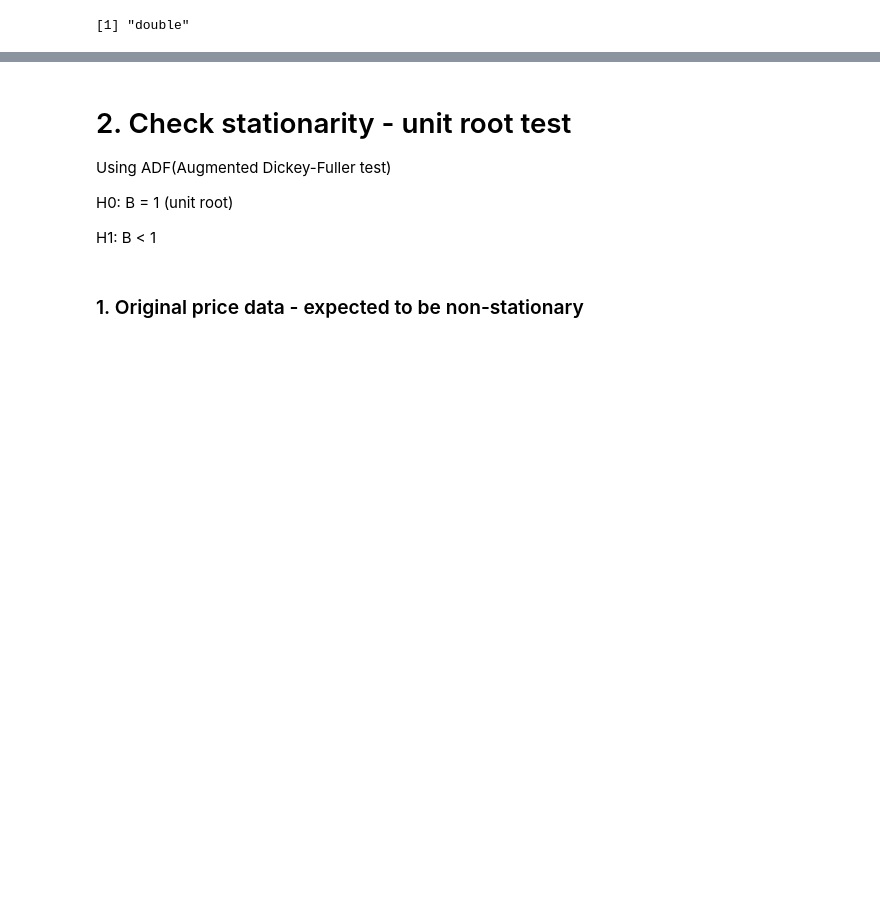
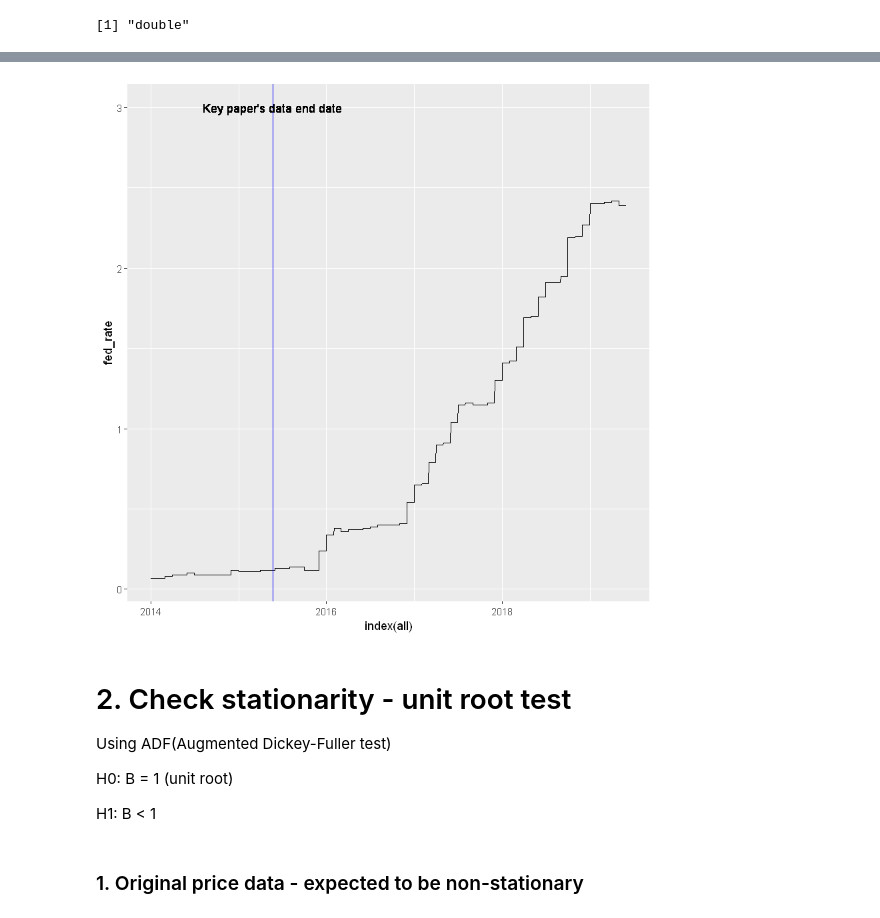
Before and after one commit to jaepil-choi/KIS_Research, a Jupyter notebook: coin-GARCH-R.ipynb, the cells around one changed output, grey strips where cells are left out. Cells and saved outputs as stored; diff of their text form; code cells hidden in the pictures; blank space fills up the shorter version.

```diff
--- a/coin-GARCH-R.ipynb
+++ b/coin-GARCH-R.ipynb
@@ -124,3 +151,8 @@ abline(v=as.Date("2018-01-10"), col='red', cex=100)
+# %%
+ggplot(data=all, aes(x=index(all), y=fed_rate)) + geom_line() +
+geom_vline(xintercept=keypaper_date, color='blue') + geom_text(aes(x=keypaper_date, label="Key paper's data end date", y=3))
+# %% [output]
+[figure, added]
 # %% [markdown]
 # 2. Check stationarity - unit root test
 
```
Also changed, not shown: parts of 31 cells of this notebook, 4 other files.
